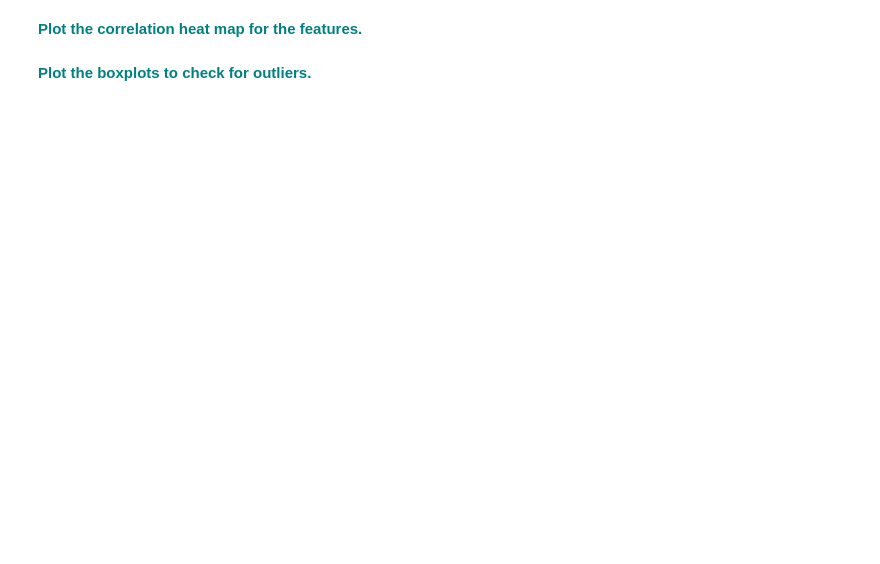
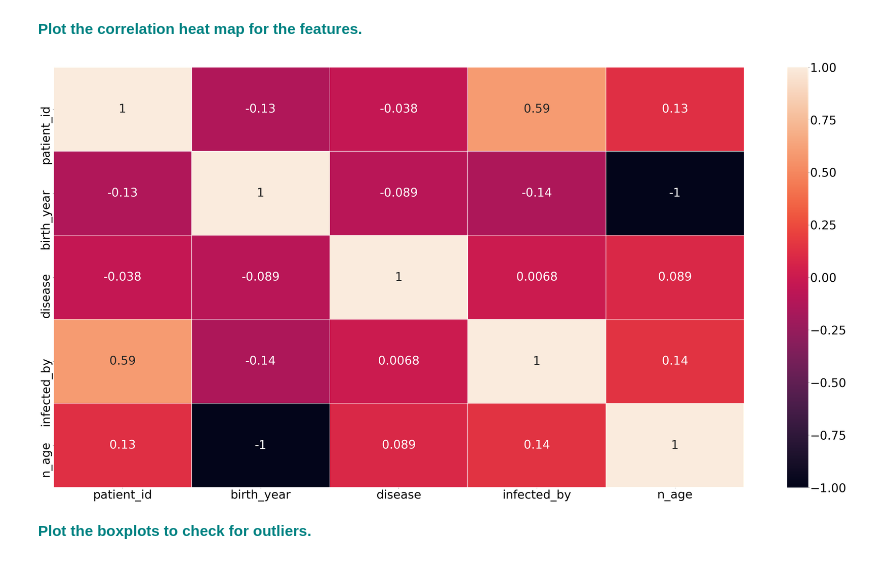
Before and after one commit to grykah/SBwork, a Jupyter notebook: RegressionProjects/RandomForest_casestudy_covid19.ipynb, the cells around one changed output. Drawn from its saved outputs; the diff is of its cells as text; code cells hidden in the pictures; blank space fills up the shorter version.

```diff
--- a/RegressionProjects/RandomForest_casestudy_covid19.ipynb
+++ b/RegressionProjects/RandomForest_casestudy_covid19.ipynb
@@ -203,4 +218,13 @@ sns.pairplot(df);
+# %%
+# based on birth_year imputation, find age and n_age
+df.birth_year = pd.to_numeric(df.birth_year, errors='coerce')
+df['n_age'] = today.year - df.birth_year
+
+bins = [1910, 1920, 1930, 1940,1950,1960,1970,1980,1990,2000, 2010, np.inf]
+names = ['100s', '90s', '80s', '70s', '60s', '50s', '40s',
+         '30s', '20s', '10s', '0s']
+
+df.age = pd.cut(df.birth_year, bins, labels=names)
 # %%
-# for birth_year, interpolate with time method.
-#df.birth_year = pd.to_datetime(df.birth_year)
-df.birth_year.interpolate(method = 'linear', limit=None, inplace=True, direction ='both')
+def fill_pad(cols, method):
+    df[cols].interpolate(method=method, limit=None, inplace = True, direction = 'both')
@@ -217,6 +236,8 @@ df.age = pd.cut(df.birth_year, bins, labels=names)
 # %%
-df.sex.interpolate(method = 'pad', limit=None, inplace=True, direction ='both')
-df.infection_case.interpolate(method = 'pad', limit=None, inplace=True, direction ='both')
-df.infection_order.interpolate(method = 'pad', limit=None, inplace=True, direction ='both')
-df.infected_by.interpolate(method = 'pad', limit=None, inplace=True, direction ='both')
+#df.sex.interpolate(method = 'pad', limit=None, inplace=True, direction ='both')
+#df.infection_case.interpolate(method = 'pad', limit=None, inplace=True, direction ='both')
+#df.infection_order.interpolate(method = 'pad', limit=None, inplace=True, direction ='both')
+#df.infected_by.interpolate(method = 'pad', limit=None, inplace=True, direction ='both')
+#df.city.interpolate(method = 'pad', limit=None, inplace=True, direction ='forward')
+#df.state.interpolate(method = 'pad', limit=None, inplace=True, direction ='forward')
 # %%
@@ -225,9 +248,6 @@ df.symptom_onset_date.fillna(df.confirmed_date, inplace=True)
 
 df.released_date.fillna(0, inplace=True)
 df.deceased_date.fillna(0, inplace = True)
-# %%
-df.city.interpolate(method = 'pad', limit=None, inplace=True, direction ='forward')
-df.state.interpolate(method = 'pad', limit=None, inplace=True, direction ='forward')
 # %%
 # for some reason interpolate is not removing two nan values.  using the 'back' direction, we should not see this.
 df[df.isnull().any(axis=1)]
@@ -341,4 +400,10 @@ vn
 # %% [markdown]
 **<font color='teal'> Plot the correlation heat map for the features.</font>**
+# %%
+plt.figure(figsize=(60,30)) # set the size of the heatmap so it is big enough to be useful
+plt.rcParams.update({'font.size': 46})  # change the font so it is of readable size
+sns.heatmap(df.corr(), annot=True, linewidths=0.5); # make the heatmap with seaborn
+# %% [output]
+[figure, added]
 # %% [markdown]
 **<font color='teal'> Plot the boxplots to check for outliers. </font>**
```
Also changed, not shown: parts of 29 cells of this notebook.
